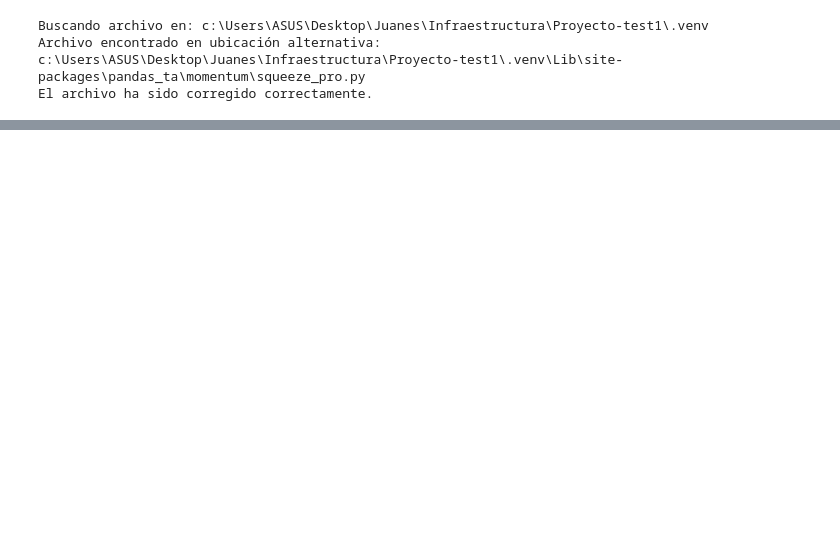
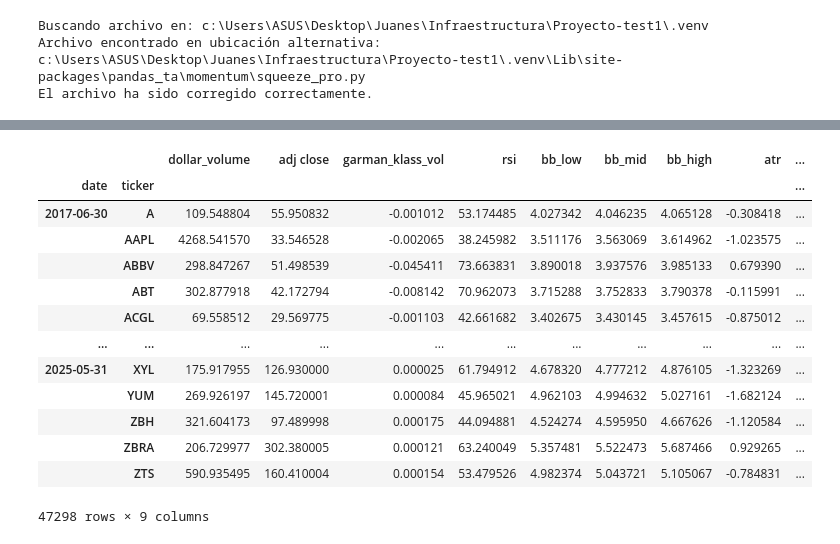
Before and after one commit to Juanes-xd/Proyecto-InfraestructirasParalelas, a Jupyter notebook: Project1.ipynb, the cells around one changed output, grey strips where cells are left out. Cells and saved outputs as stored; diff of their text form; code cells hidden in the pictures; blank space fills up the shorter version.

```diff
--- a/Project1.ipynb
+++ b/Project1.ipynb
@@ -162,0 +245,24 @@ df
+# %%
+last_cols = [c for c in df.columns.unique(0) if c not in ['open', 'high', 'low', 'close', 'volume','dollar_volume']]
+
+data = (pd.concat([df.unstack('ticker')['dollar_volume'].resample('M').mean().stack('ticker').to_frame('dollar_volume'),
+                    df.unstack()[last_cols].resample('M').last().stack('ticker')],
+                   axis=1)).dropna()
+
+data
+#df.unstack('ticker')['dollar_volume'].resample('M').mean().stack('ticker').to_frame('dollar_volume')
+# %% [output]
+|  |  | dollar_volume | adj close | garman_klass_vol | rsi | bb_low | bb_mid | bb_high | atr | ... |
+| date | ticker |  |  |  |  |  |  |  |  | ... |
+| 2017-06-30 | A | 109.548804 | 55.950832 | -0.001012 | 53.174485 | 4.027342 | 4.046235 | 4.065128 | -0.308418 | ... |
+|  | AAPL | 4268.541570 | 33.546528 | -0.002065 | 38.245982 | 3.511176 | 3.563069 | 3.614962 | -1.023575 | ... |
+|  | ABBV | 298.847267 | 51.498539 | -0.045411 | 73.663831 | 3.890018 | 3.937576 | 3.985133 | 0.679390 | ... |
+|  | ABT | 302.877918 | 42.172794 | -0.008142 | 70.962073 | 3.715288 | 3.752833 | 3.790378 | -0.115991 | ... |
+|  | ACGL | 69.558512 | 29.569775 | -0.001103 | 42.661682 | 3.402675 | 3.430145 | 3.457615 | -0.875012 | ... |
+| ... | ... | ... | ... | ... | ... | ... | ... | ... | ... | ... |
+| 2025-05-31 | XYL | 175.917955 | 126.930000 | 0.000025 | 61.794912 | 4.678320 | 4.777212 | 4.876105 | -1.323269 | ... |
+|  | YUM | 269.926197 | 145.720001 | 0.000084 | 45.965021 | 4.962103 | 4.994632 | 5.027161 | -1.682124 | ... |
+|  | ZBH | 321.604173 | 97.489998 | 0.000175 | 44.094881 | 4.524274 | 4.595950 | 4.667626 | -1.120584 | ... |
+|  | ZBRA | 206.729977 | 302.380005 | 0.000121 | 63.240049 | 5.357481 | 5.522473 | 5.687466 | 0.929265 | ... |
+|  | ZTS | 590.935495 | 160.410004 | 0.000154 | 53.479526 | 4.982374 | 5.043721 | 5.105067 | -0.784831 | ... |
+47298 rows × 9 columns
```
Also changed, not shown: parts of 12 cells of this notebook.
